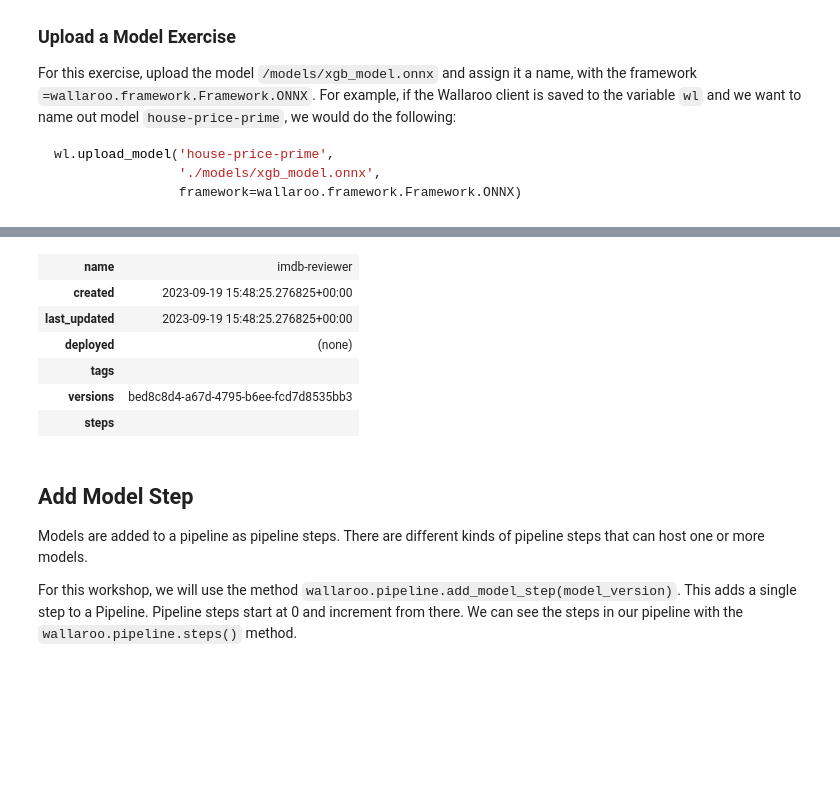
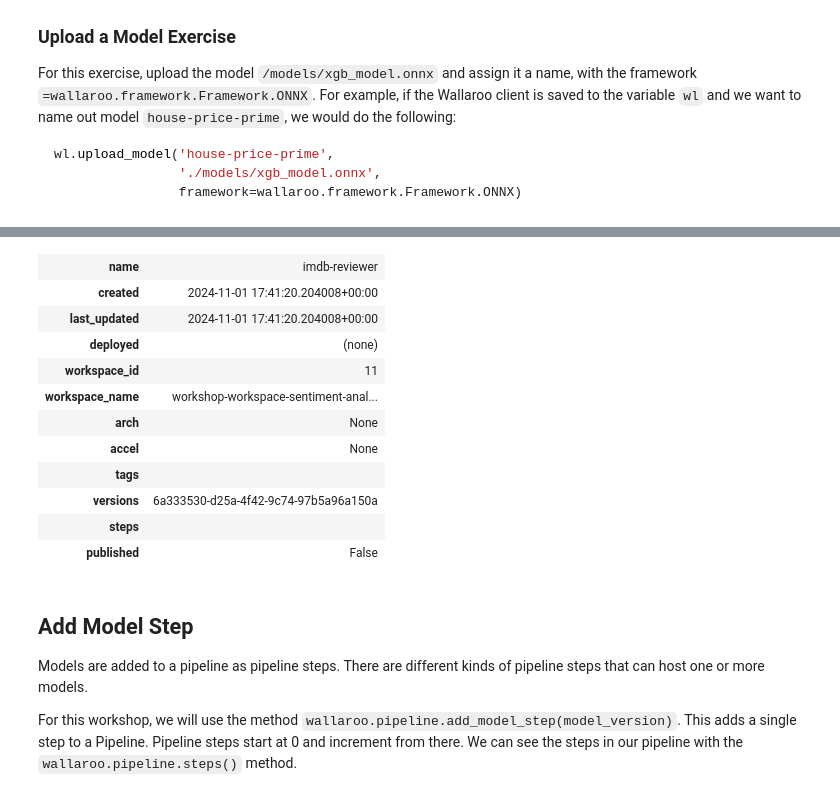
Before and after one commit to WallarooLabs/Workshops, a Jupyter notebook: NLP_Classification/Sentiment Analysis/Notebooks-with-code/N1_deploy_a_model-with-code.ipynb, the cells around one changed output, grey strips where cells are left out. Drawn from its saved outputs; the diff is of its cells as text; code cells hidden in the pictures; blank space fills up the shorter version.

````diff
--- a/NLP_Classification/Sentiment Analysis/Notebooks-with-code/N1_deploy_a_model-with-code.ipynb
+++ b/NLP_Classification/Sentiment Analysis/Notebooks-with-code/N1_deploy_a_model-with-code.ipynb
@@ -70,17 +70,6 @@ Copy the code below and place it into the code block and run it.  When prompted,
 wl = wallaroo.Client()
 ```
 # %%
-# put your wallaroo Client login code here.
-
-## blank space to log in
-
 ## blank space to log in
 
 wl = wallaroo.Client()
-
-wallarooPrefix = "doc-test."
-wallarooSuffix = "wallaroocommunity.ninja"
-
-wl = wallaroo.Client(api_endpoint=f"https://{wallarooPrefix}api.{wallarooSuffix}",
-                    auth_endpoint=f"https://{wallarooPrefix}keycloak.{wallarooSuffix}",
-                    auth_type="sso")
@@ -356,8 +288,7 @@ workspace = wl.list_workspaces()[1]
 ```
 # %%
-# blank space to retrieve your workspace
+## blank space to retrieve your workspace
 
-display(wl.list_workspaces())
-workspace = wl.list_workspaces()[-1]
+workspace = wl.get_workspace('workshop-workspace-sentiment-analysis')
 print(workspace)
 # %% [output]
@@ -697,18 +601,23 @@ my_pipeline = wl.list_pipelines()[0]
 my_pipeline
 ```
 # %%
-# empty space to retrieve your pipeline
+## blank space to retrieve your pipeline
 
-my_pipeline = wl.list_pipelines()[0]
+my_pipeline = wl.get_pipeline("imdb-reviewer")
 my_pipeline
 # %% [output]
 | name | imdb-reviewer |
-| created | 2023-09-19 15:48:25.276825+00:00 |
-| last_updated | 2023-09-19 15:48:25.276825+00:00 |
+| created | 2024-11-01 17:41:20.204008+00:00 |
+| last_updated | 2024-11-01 17:41:20.204008+00:00 |
 | deployed | (none) |
+| workspace_id | 11 |
+| workspace_name | workshop-workspace-sentiment-anal... |
+| arch | None |
+| accel | None |
 | tags |  |
-| versions | bed8c8d4-a67d-4795-b6ee-fcd7d8535bb3 |
+| versions | 6a333530-d25a-4f42-9c74-97b5a96a150a |
 | steps |  |
+| published | False |
 # %% [markdown]
 ## Add Model Step
 
````
Also changed, not shown: parts of 22 cells of this notebook, 11 other files.
